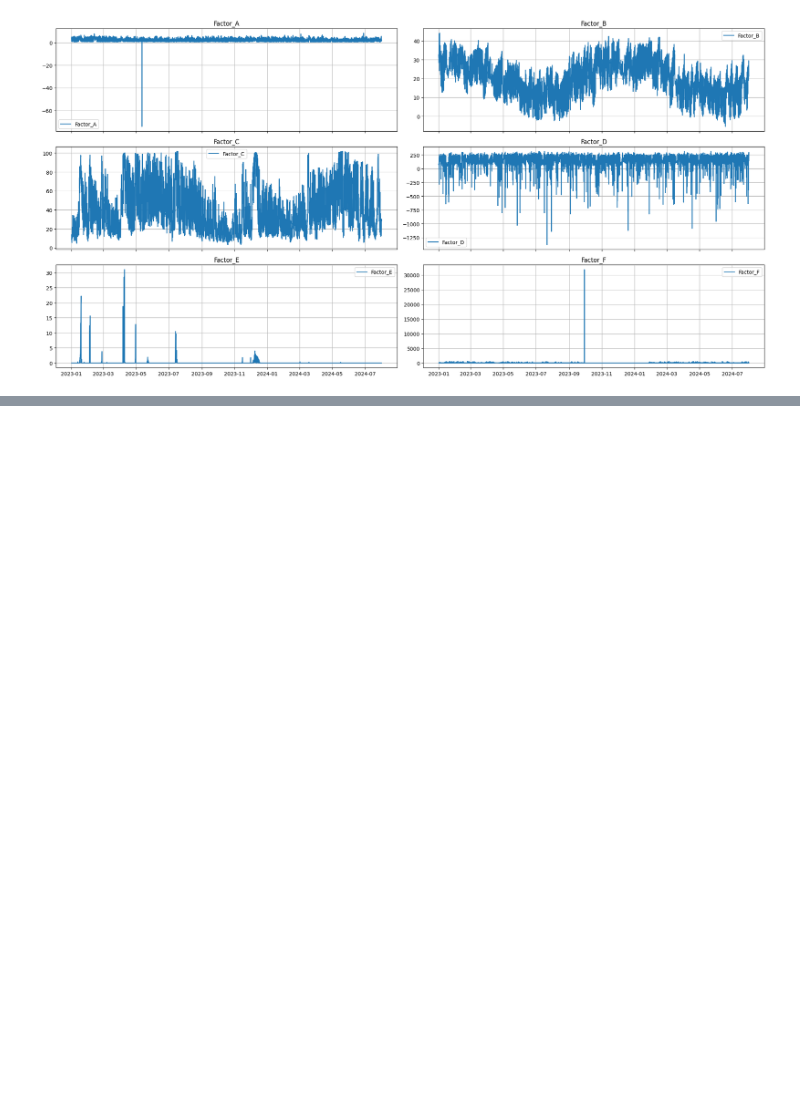
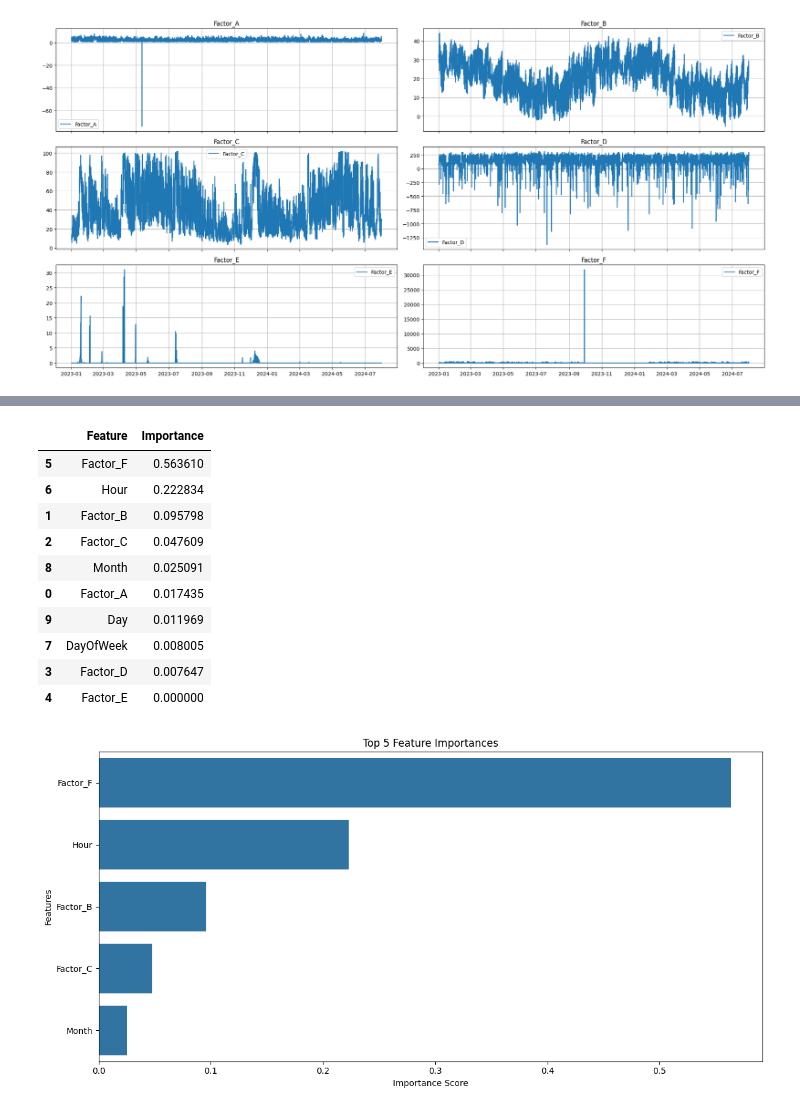
Before and after one commit to ireneburri/Burri-PredictionOfFactoryElectricConsumption, a Jupyter notebook: factory_model.ipynb, the cells around one changed output, grey strips where cells are left out. Cells and saved outputs as stored; diff of their text form; code cells hidden in the pictures; blank space fills up the shorter version.

```diff
--- a/factory_model.ipynb
+++ b/factory_model.ipynb
@@ -265,0 +345,32 @@ XGBoost RMSE: 1.46
+# %%
+# Get feature importances on the best optimized model - XGBoost
+feature_importance = best_model.feature_importances_
+features = X.columns
+
+# Create a DataFrame with feature importances
+importance_df = pd.DataFrame({'Feature': features, 'Importance': feature_importance})
+importance_df = importance_df.sort_values(by='Importance', ascending=False)
+
+display(importance_df)
+
+# Plot the features by importance using Seaborn
+plt.figure(figsize=(12, 6))
+sns.barplot(x='Importance', y='Feature', data=importance_df.head(5))
+plt.title('Top 5 Feature Importances')
+plt.xlabel('Importance Score')
+plt.ylabel('Features')
+plt.tight_layout()
+plt.show()
+# %% [output]
+|  | Feature | Importance |
+| 5 | Factor_F | 0.563610 |
+| 6 | Hour | 0.222834 |
+| 1 | Factor_B | 0.095798 |
+| 2 | Factor_C | 0.047609 |
+| 8 | Month | 0.025091 |
+| 0 | Factor_A | 0.017435 |
+| 9 | Day | 0.011969 |
+| 7 | DayOfWeek | 0.008005 |
+| 3 | Factor_D | 0.007647 |
+| 4 | Factor_E | 0.000000 |
+[figure, added]
```
Also changed, not shown: parts of 13 cells of this notebook, 3 other files.
